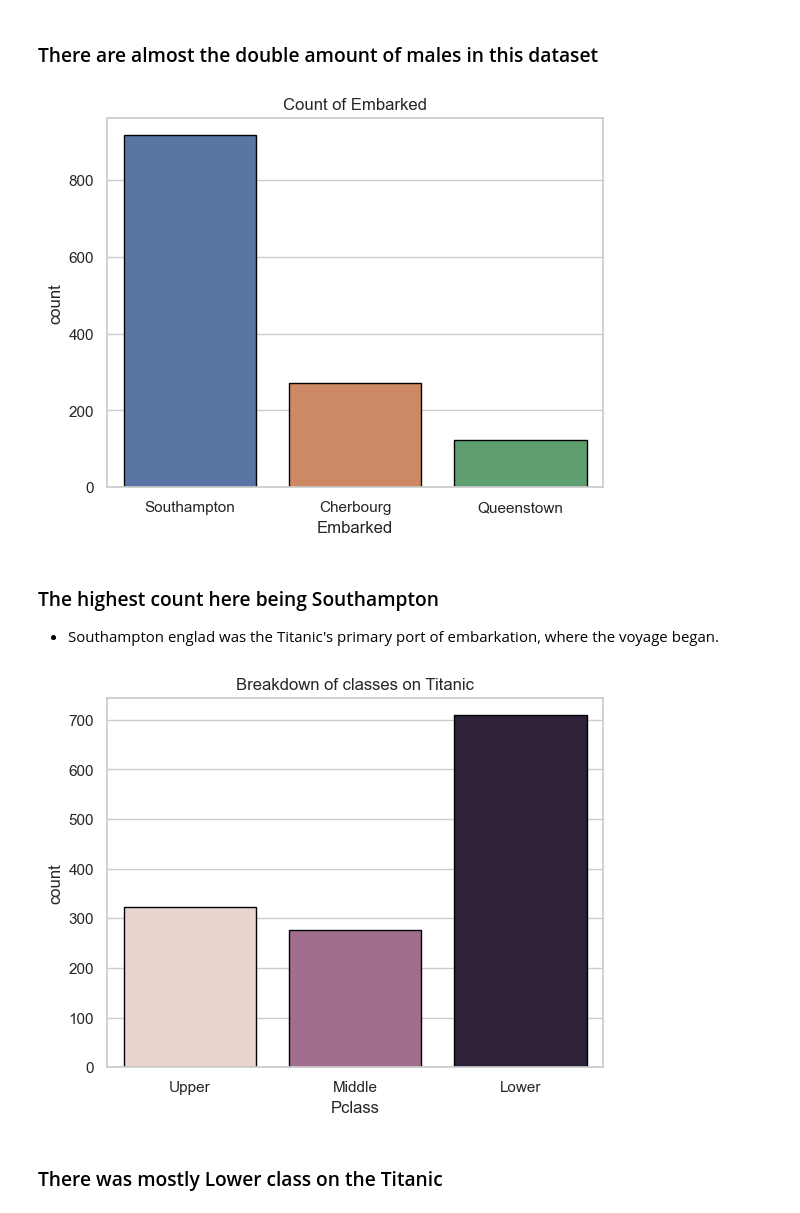
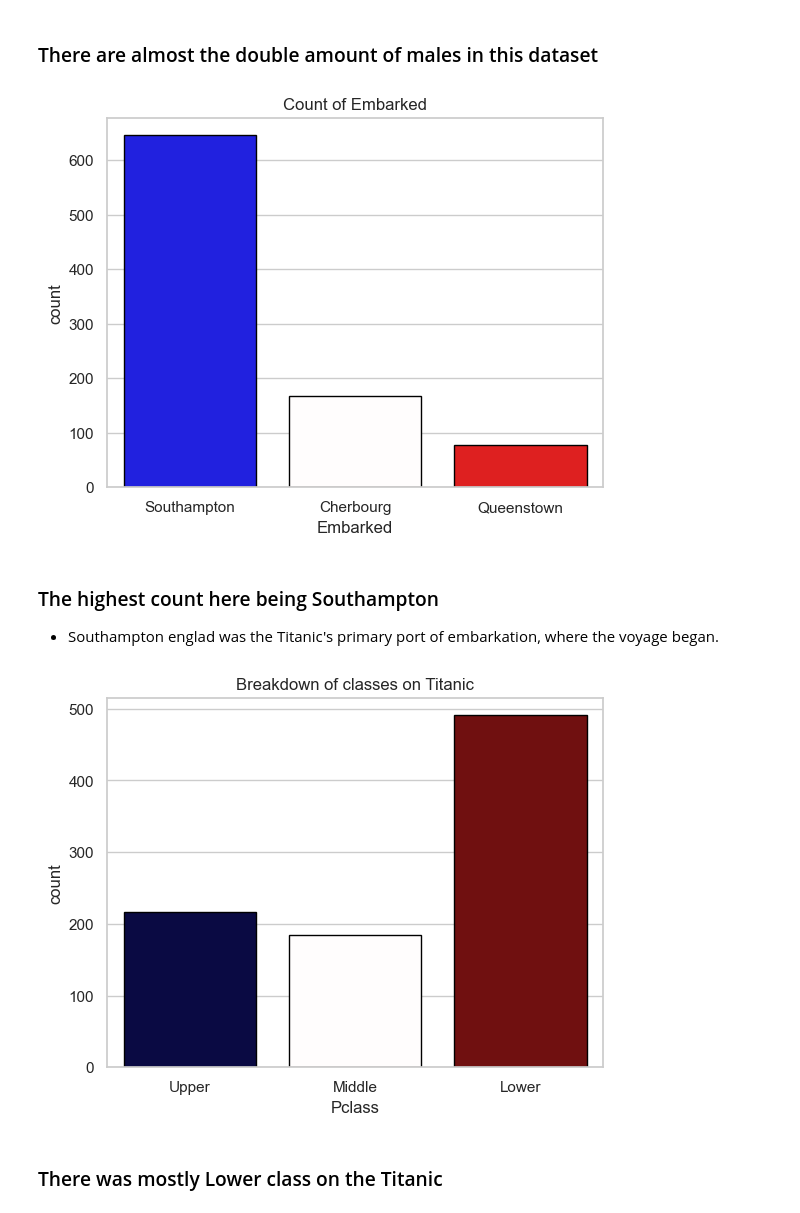
Before and after one commit to GClark89/Titanic, a Jupyter notebook: EDA.ipynb, the cells around one changed output. Cells and saved outputs as stored; diff of their text form; code cells hidden in the pictures.

```diff
--- a/EDA.ipynb
+++ b/EDA.ipynb
@@ -48,7 +48,9 @@ import matplotlib.pyplot as plt
 import seaborn as sns
 
 file_path = r"/Users/sa8/Desktop/Titanic/csv_data/train.csv"
-file_path1 = r"/Users/sa8/Desktop/Titanic/csv_data/test.csv"
+
 
 train_data = pd.read_csv(file_path)
-test_data = pd.read_csv(file_path1)
+
+
+df = train_data
@@ -67,3 +56,0 @@ Index(['PassengerId', 'Pclass', 'Name', 'Sex', 'Age', 'SibSp', 'Parch',
-# %%
-#Combining test and train datasets to work on eda altogehter
-df = pd.concat([train_data, test_data])
@@ -129,11 +123,15 @@ Embarked          2
 dtype: int64
 # %%
-#Handling the missing data
+# Handling the missing data
 
+# Fill missing 'Age' values with the median age based on passenger class ('Pclass') and gender ('Sex')
 df['Age'] = df.groupby(['Pclass', 'Sex'])['Age'].transform(lambda x: x.fillna(x.median()))
+
+# Create a new column 'HasCabin', where 1 means the passenger has a cabin, and 0 means no cabin info
 df['HasCabin'] = df['Cabin'].apply(lambda x: 0 if pd.isnull(x) else 1)
+
+# Fill missing 'Embarked' values with the most common port (mode) where passengers boarded
 df['Embarked'].fillna(df['Embarked'].mode()[0], inplace=True)
-df['Fare'].fillna(df['Fare'].median(), inplace=True)
 # %% [output]
 The behavior will change in pandas 3.0. This inplace method will never work because the intermediate object on which we are setting values always behaves as a copy.
 
@@ -215,22 +251,22 @@ plt.show()
 # %% [markdown]
 ### There are almost the double amount of males in this dataset
 # %%
-sns.countplot(df, x='Embarked', hue= 'Embarked', edgecolor= "black")
+sns.countplot(df, x='Embarked', hue= 'Embarked', edgecolor= "black",palette='seismic')
 plt.title('Count of Embarked')
 plt.xticks(ticks=[0, 1, 2], labels=["Southampton", "Cherbourg", "Queenstown"])
 plt.show()
 # %% [output]
-[figure, old version]
+[figure, new version]
 # %% [markdown]
 ### The highest count here being Southampton
  - Southampton englad was the Titanic's primary port of embarkation, where the voyage began.
 # %%
-sns.countplot(df, x="Pclass",hue="Pclass", edgecolor="black", legend= False)
+sns.countplot(df, x="Pclass",hue="Pclass", edgecolor="black", legend= False, palette='seismic')
 plt.xticks(ticks=[0, 1, 2], labels=["Upper", "Middle", "Lower"])
 plt.title("Breakdown of classes on Titanic")
 plt.show()
 # %% [output]
-[figure, old version]
+[figure, new version]
 # %% [markdown]
 ### There was mostly Lower class on the Titanic
 # %%
```
Also changed, not shown: parts of 31 cells of this notebook.
